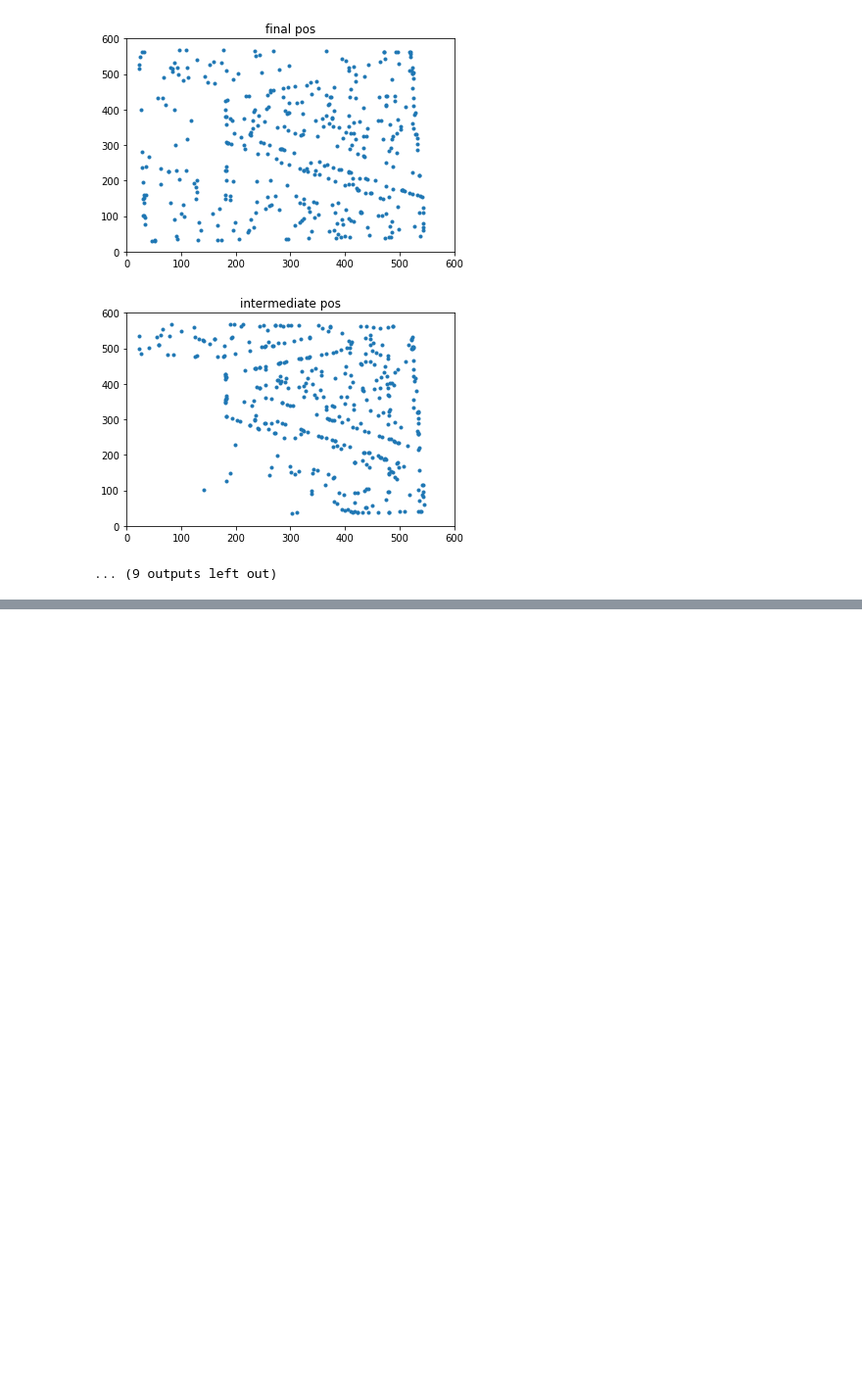
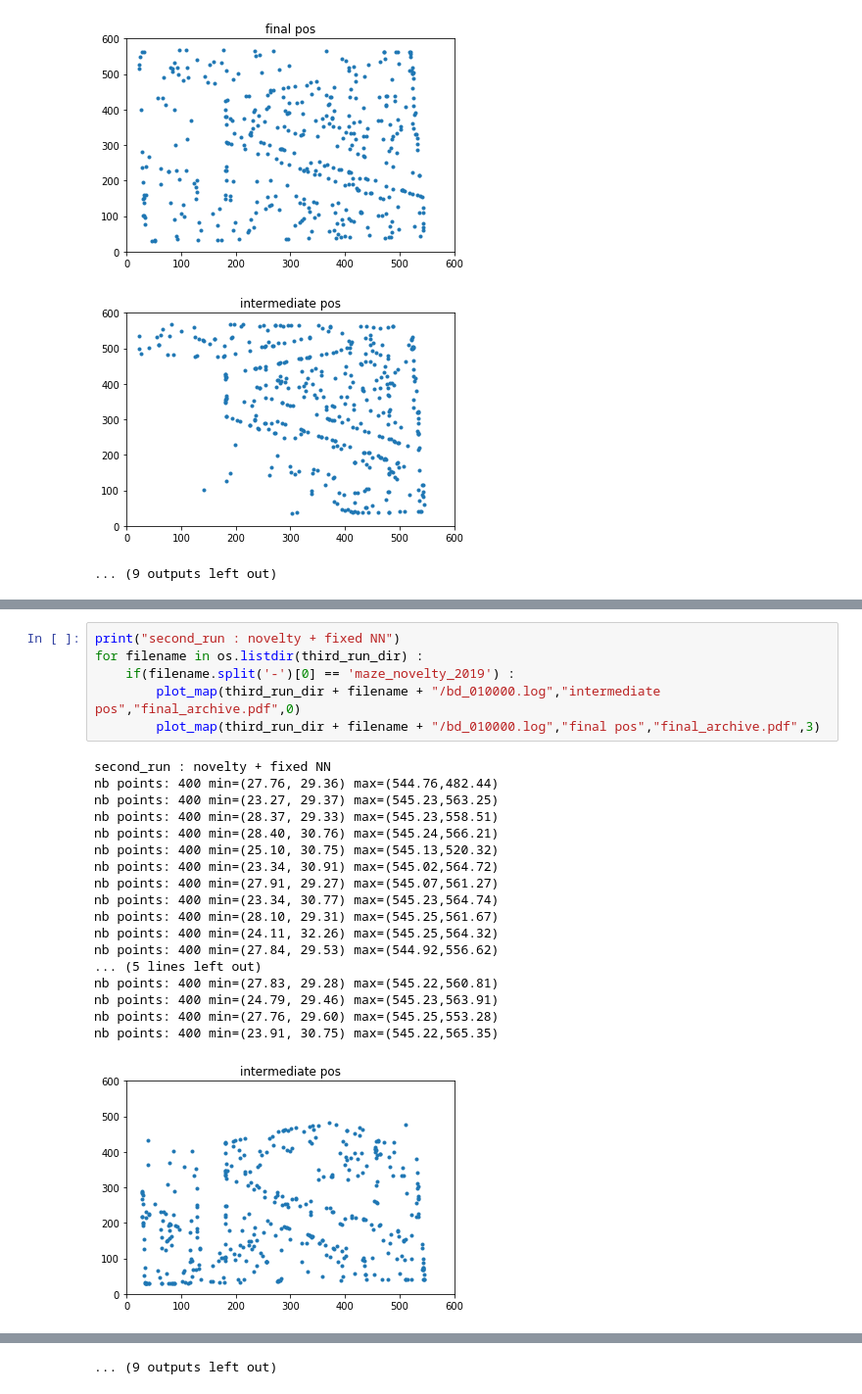
Before and after one commit to LeniLeGoff/novelty_neat, a Jupyter notebook: scripts/neat_vs_fixed_results.ipynb, the cells around one changed output, grey strips where cells are left out. Shown at 98% size. Cells and saved outputs as stored; diff of their text form; blank space fills up the shorter version.

```diff
--- a/scripts/neat_vs_fixed_results.ipynb
+++ b/scripts/neat_vs_fixed_results.ipynb
@@ -255,0 +295,25 @@ nb points: 400 min=(23.28, 35.25) max=(543.59,567.40)
+# %%
+print("second_run : novelty + fixed NN")
+for filename in os.listdir(third_run_dir) :
+    if(filename.split('-')[0] == 'maze_novelty_2019') :
+        plot_map(third_run_dir + filename + "/bd_010000.log","intermediate pos","final_archive.pdf",0)
+        plot_map(third_run_dir + filename + "/bd_010000.log","final pos","final_archive.pdf",3)
+# %% [output]
+second_run : novelty + fixed NN
+nb points: 400 min=(27.76, 29.36) max=(544.76,482.44)
+nb points: 400 min=(23.27, 29.37) max=(545.23,563.25)
+nb points: 400 min=(28.37, 29.33) max=(545.23,558.51)
+nb points: 400 min=(28.40, 30.76) max=(545.24,566.21)
+nb points: 400 min=(25.10, 30.75) max=(545.13,520.32)
+nb points: 400 min=(23.34, 30.91) max=(545.02,564.72)
+nb points: 400 min=(27.91, 29.27) max=(545.07,561.27)
+nb points: 400 min=(23.34, 30.77) max=(545.23,564.74)
+nb points: 400 min=(28.10, 29.31) max=(545.25,561.67)
+nb points: 400 min=(24.11, 32.26) max=(545.25,564.32)
+nb points: 400 min=(27.84, 29.53) max=(544.92,556.62)
+... (5 lines left out)
+nb points: 400 min=(27.83, 29.28) max=(545.22,560.81)
+nb points: 400 min=(24.79, 29.46) max=(545.23,563.91)
+nb points: 400 min=(27.76, 29.60) max=(545.25,553.28)
+nb points: 400 min=(23.91, 30.75) max=(545.22,565.35)
+[figure, added]
@@ -255,0 +330 @@ nb points: 400 min=(23.28, 35.25) max=(543.59,567.40)
+... (9 outputs left out)
```
Also changed, not shown: parts of 5 cells of this notebook, 5 other files.
